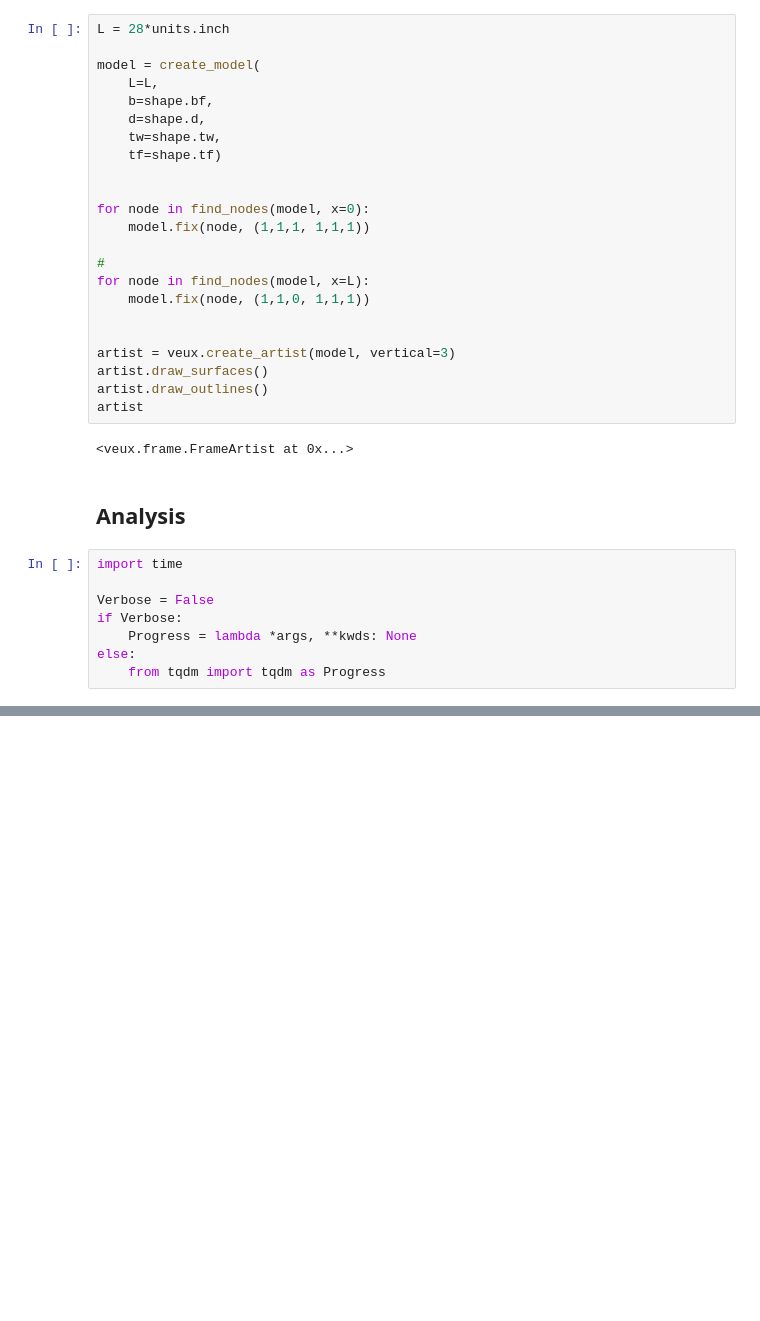
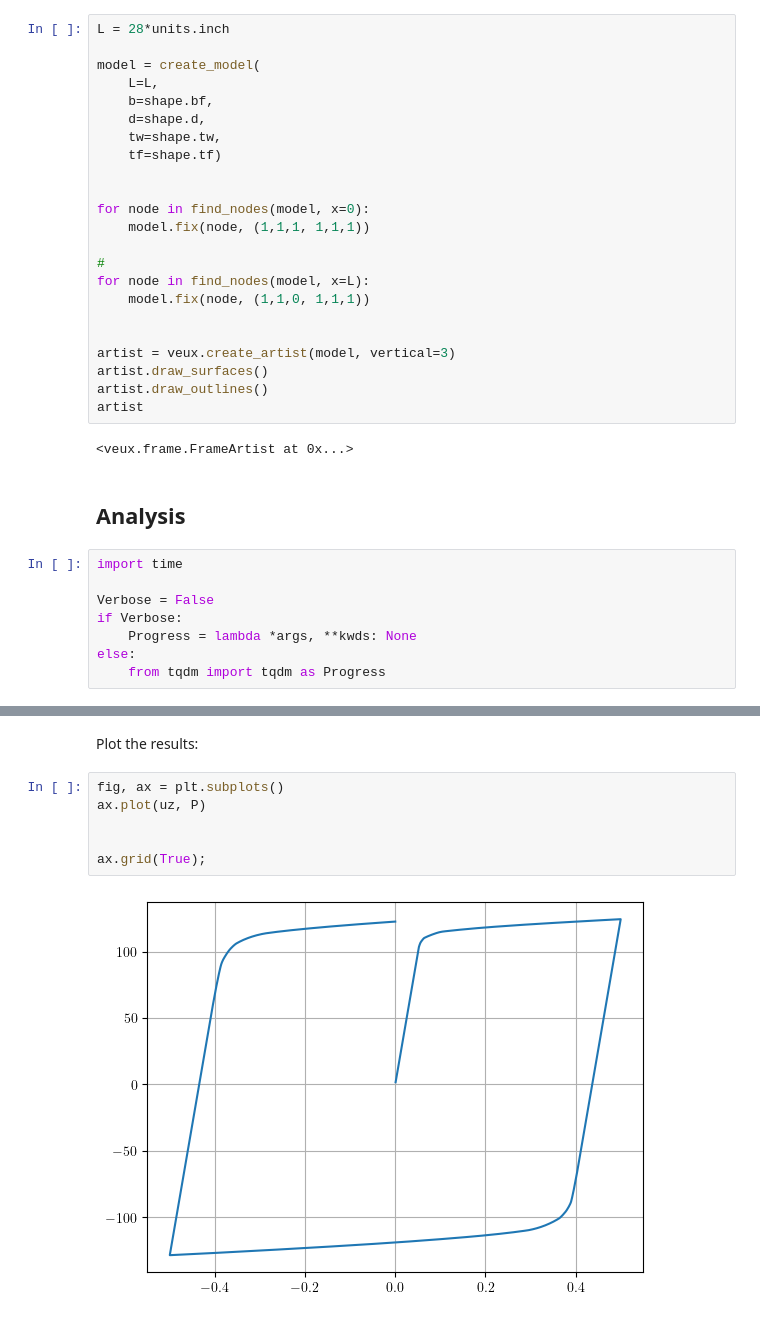
Before and after one commit to FEDEASLab/Benchmarks-Python, a Jupyter notebook: benchmarks/shell-2007/main.ipynb, the cells around one changed output, grey strips where cells are left out. Cells and saved outputs as stored; diff of their text form; blank space fills up the shorter version.

```diff
--- a/benchmarks/shell-2007/main.ipynb
+++ b/benchmarks/shell-2007/main.ipynb
@@ -218,0 +205,10 @@ Case 1 took 202.64081406593323 seconds
+# %% [markdown]
+Plot the results:
+# %%
+fig, ax = plt.subplots()
+ax.plot(uz, P)
+
+
+ax.grid(True);
+# %% [output]
+[figure, added]
```
Also changed, not shown: parts of 2 cells of this notebook, 1 other file.
